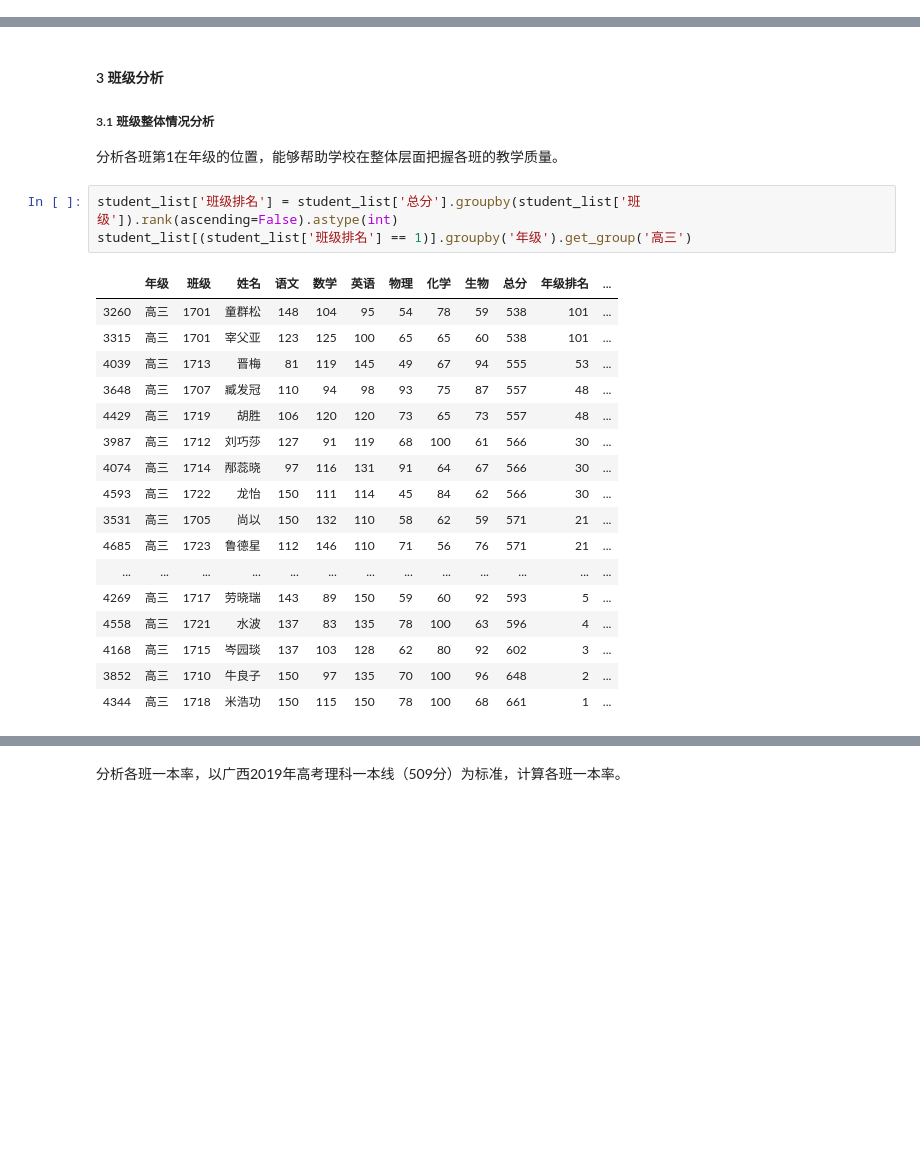
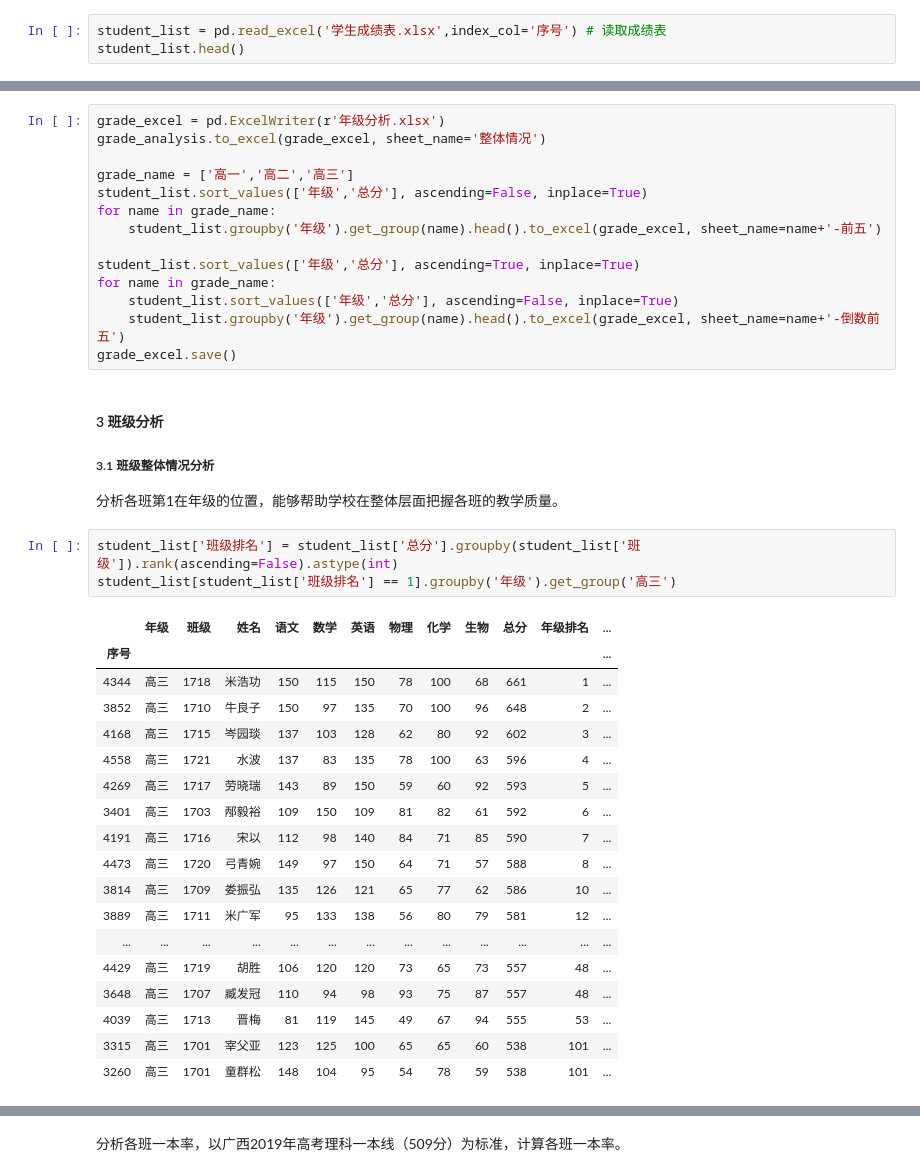
Before and after one commit to Fire2341/Learning_Summary, a Jupyter notebook: pandas总结.ipynb, the cells around one changed output, grey strips where cells are left out. Drawn from its saved outputs; the diff is of its cells as text; blank space fills up the shorter version.

```diff
--- a/pandas总结.ipynb
+++ b/pandas总结.ipynb
@@ -162,0 +158,3 @@ student_list.head()
+# %%
+student_list = pd.read_excel('学生成绩表.xlsx',index_col='序号') # 读取成绩表
+student_list.head()
@@ -205,25 +215,40 @@ student_list.groupby('年级').get_group('高三').head()
+# %%
+grade_excel = pd.ExcelWriter(r'年级分析.xlsx')
+grade_analysis.to_excel(grade_excel, sheet_name='整体情况')
+
+grade_name = ['高一','高二','高三']
+student_list.sort_values(['年级','总分'], ascending=False, inplace=True)
+for name in grade_name:
+    student_list.groupby('年级').get_group(name).head().to_excel(grade_excel, sheet_name=name+'-前五')
+
+student_list.sort_values(['年级','总分'], ascending=True, inplace=True)
+for name in grade_name:
+    student_list.sort_values(['年级','总分'], ascending=False, inplace=True)
+    student_list.groupby('年级').get_group(name).head().to_excel(grade_excel, sheet_name=name+'-倒数前五')
+grade_excel.save()
 # %% [markdown]
 #### 3 班级分析
 ##### 3.1 班级整体情况分析
 分析各班第1在年级的位置，能够帮助学校在整体层面把握各班的教学质量。
 # %%
 student_list['班级排名'] = student_list['总分'].groupby(student_list['班级']).rank(ascending=False).astype(int)
-student_list[(student_list['班级排名'] == 1)].groupby('年级').get_group('高三')
+student_list[student_list['班级排名'] == 1].groupby('年级').get_group('高三')
 # %% [output]
 |  | 年级 | 班级 | 姓名 | 语文 | 数学 | 英语 | 物理 | 化学 | 生物 | 总分 | 年级排名 | ... |
+| 序号 |  |  |  |  |  |  |  |  |  |  |  | ... |
+| 4344 | 高三 | 1718 | 米浩功 | 150 | 115 | 150 | 78 | 100 | 68 | 661 | 1 | ... |
+| 3852 | 高三 | 1710 | 牛良子 | 150 | 97 | 135 | 70 | 100 | 96 | 648 | 2 | ... |
+| 4168 | 高三 | 1715 | 岑园琰 | 137 | 103 | 128 | 62 | 80 | 92 | 602 | 3 | ... |
+| 4558 | 高三 | 1721 | 水波 | 137 | 83 | 135 | 78 | 100 | 63 | 596 | 4 | ... |
+| 4269 | 高三 | 1717 | 劳晓瑞 | 143 | 89 | 150 | 59 | 60 | 92 | 593 | 5 | ... |
+| 3401 | 高三 | 1703 | 邴毅裕 | 109 | 150 | 109 | 81 | 82 | 61 | 592 | 6 | ... |
+| 4191 | 高三 | 1716 | 宋以 | 112 | 98 | 140 | 84 | 71 | 85 | 590 | 7 | ... |
+| 4473 | 高三 | 1720 | 弓青婉 | 149 | 97 | 150 | 64 | 71 | 57 | 588 | 8 | ... |
+| 3814 | 高三 | 1709 | 娄振弘 | 135 | 126 | 121 | 65 | 77 | 62 | 586 | 10 | ... |
+| 3889 | 高三 | 1711 | 米广军 | 95 | 133 | 138 | 56 | 80 | 79 | 581 | 12 | ... |
+| ... | ... | ... | ... | ... | ... | ... | ... | ... | ... | ... | ... | ... |
+| 4429 | 高三 | 1719 | 胡胜 | 106 | 120 | 120 | 73 | 65 | 73 | 557 | 48 | ... |
+| 3648 | 高三 | 1707 | 臧发冠 | 110 | 94 | 98 | 93 | 75 | 87 | 557 | 48 | ... |
+| 4039 | 高三 | 1713 | 晋梅 | 81 | 119 | 145 | 49 | 67 | 94 | 555 | 53 | ... |
+| 3315 | 高三 | 1701 | 宰父亚 | 123 | 125 | 100 | 65 | 65 | 60 | 538 | 101 | ... |
 | 3260 | 高三 | 1701 | 童群松 | 148 | 104 | 95 | 54 | 78 | 59 | 538 | 101 | ... |
-| 3315 | 高三 | 1701 | 宰父亚 | 123 | 125 | 100 | 65 | 65 | 60 | 538 | 101 | ... |
-| 4039 | 高三 | 1713 | 晋梅 | 81 | 119 | 145 | 49 | 67 | 94 | 555 | 53 | ... |
-| 3648 | 高三 | 1707 | 臧发冠 | 110 | 94 | 98 | 93 | 75 | 87 | 557 | 48 | ... |
-| 4429 | 高三 | 1719 | 胡胜 | 106 | 120 | 120 | 73 | 65 | 73 | 557 | 48 | ... |
-| 3987 | 高三 | 1712 | 刘巧莎 | 127 | 91 | 119 | 68 | 100 | 61 | 566 | 30 | ... |
-| 4074 | 高三 | 1714 | 邴蕊晓 | 97 | 116 | 131 | 91 | 64 | 67 | 566 | 30 | ... |
-| 4593 | 高三 | 1722 | 龙怡 | 150 | 111 | 114 | 45 | 84 | 62 | 566 | 30 | ... |
-| 3531 | 高三 | 1705 | 尚以 | 150 | 132 | 110 | 58 | 62 | 59 | 571 | 21 | ... |
-| 4685 | 高三 | 1723 | 鲁德星 | 112 | 146 | 110 | 71 | 56 | 76 | 571 | 21 | ... |
-| ... | ... | ... | ... | ... | ... | ... | ... | ... | ... | ... | ... | ... |
-| 4269 | 高三 | 1717 | 劳晓瑞 | 143 | 89 | 150 | 59 | 60 | 92 | 593 | 5 | ... |
-| 4558 | 高三 | 1721 | 水波 | 137 | 83 | 135 | 78 | 100 | 63 | 596 | 4 | ... |
-| 4168 | 高三 | 1715 | 岑园琰 | 137 | 103 | 128 | 62 | 80 | 92 | 602 | 3 | ... |
-| 3852 | 高三 | 1710 | 牛良子 | 150 | 97 | 135 | 70 | 100 | 96 | 648 | 2 | ... |
-| 4344 | 高三 | 1718 | 米浩功 | 150 | 115 | 150 | 78 | 100 | 68 | 661 | 1 | ... |
```
Also changed, not shown: parts of 15 cells of this notebook, 5 other files.
